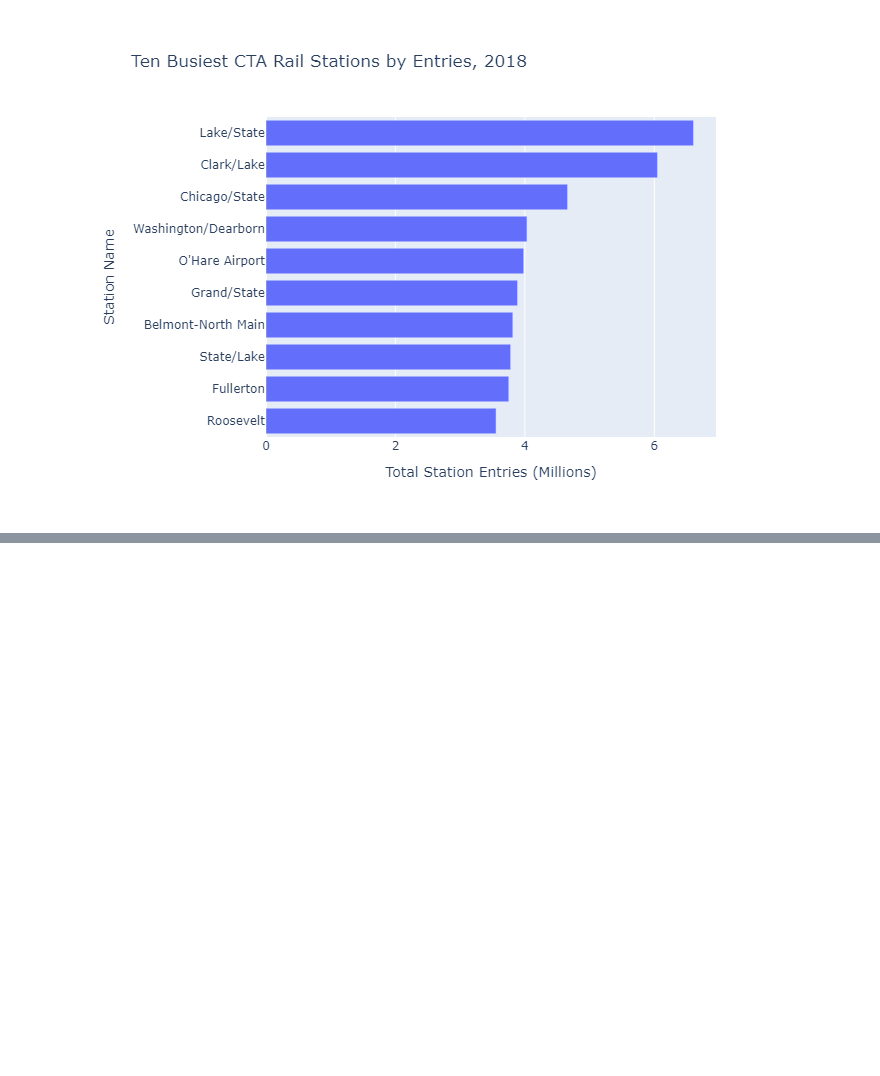
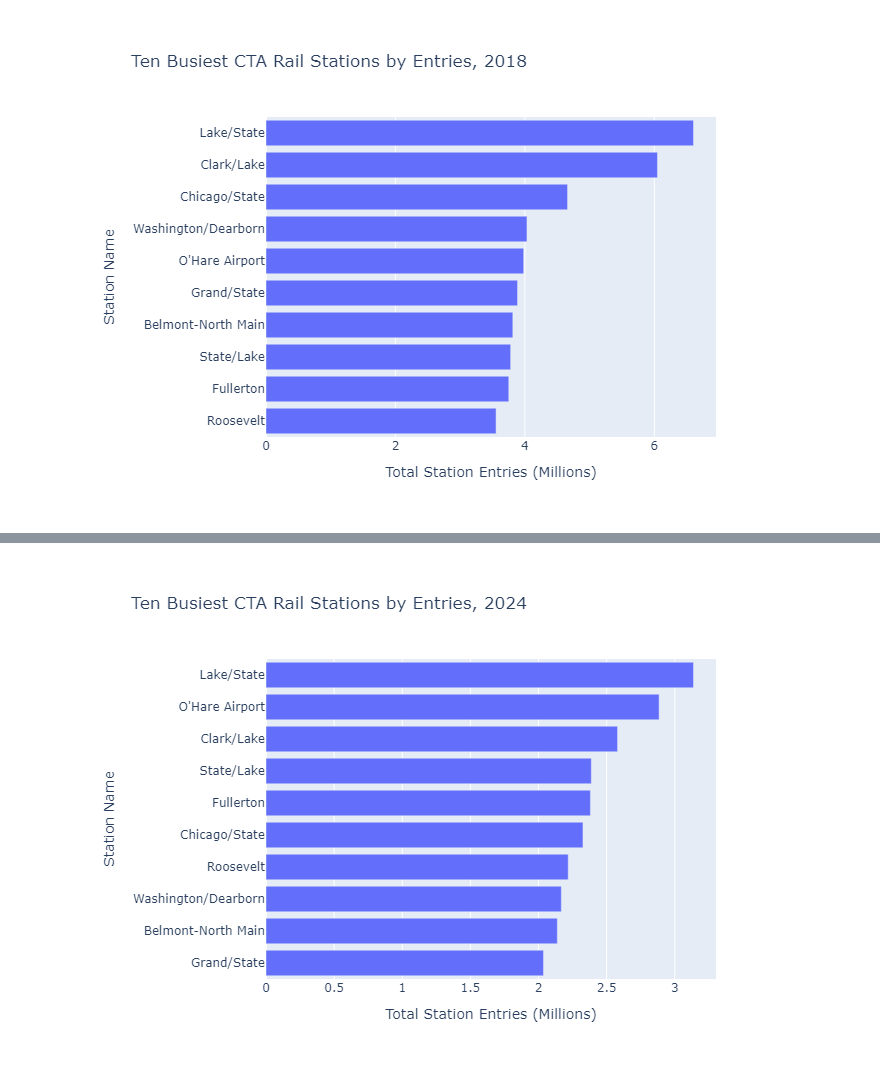
Before and after one commit to bryantco/cta-analysis, a Jupyter notebook: analyze_ridership.ipynb, the cells around one changed output, grey strips where cells are left out. Saved outputs shown, nothing was run; the diff lists cells and outputs as text; code cells hidden in the pictures; blank space fills up the shorter version.

Commit message:
feat: add 2024 ridership plot

```diff
--- a/analyze_ridership.ipynb
+++ b/analyze_ridership.ipynb
@@ -138,7 +139,7 @@ shape: (10, 4)
 │ 41400      ┆ Roosevelt           ┆ 3554967         ┆ 3.554967                 │
 └────────────┴─────────────────────┴─────────────────┴──────────────────────────┘
 # %%
-fig = px.bar(
+fig_2018 = px.bar(
     busiest_stations_2018.sort('total_ridership_millions', descending=False),
     x='total_ridership_millions',
     y='station_name',
@@ -150,6 +151,25 @@ fig = px.bar(
     }
 )
 
-fig.show()
+fig_2018.show()
 # %% [output]
 [figure]
+# %%
+busiest_station_names_2018 = busiest_stations_2018.select(
+    'station_name'
+).to_series()
+
+ridership_df_2024_busiest_2018_stations = ridership_df.filter(
+    (pl.col('year') == 2024) & (pl.col('station_name').is_in(busiest_station_names_2018))
+)
+
+total_ridership_2024_busiest_stations_2018_df = ridership_df_2024_busiest_2018_stations.group_by(
+    ['station_id', 'station_name']
+).agg(
+    total_ridership=pl.sum('rides')
+).sort(
+    'total_ridership',
+    descending=True
+).with_columns(
+    total_ridership_millions = pl.col('total_ridership')/1e6
+)
@@ -155,0 +192,16 @@ fig.show()
+# %%
+fig_2024 = px.bar(
+    total_ridership_2024_busiest_stations_2018_df.sort('total_ridership_millions', descending=False),
+    x='total_ridership_millions',
+    y='station_name',
+    orientation='h',
+    title='Ten Busiest CTA Rail Stations by Entries, 2024',
+    labels={
+        'total_ridership_millions': 'Total Station Entries (Millions)',
+        'station_name': 'Station Name'
+    }
+)
+
+fig_2024.show()
+# %% [output]
+[figure, added]
```
Also changed, not shown: parts of 2 cells of this notebook.
